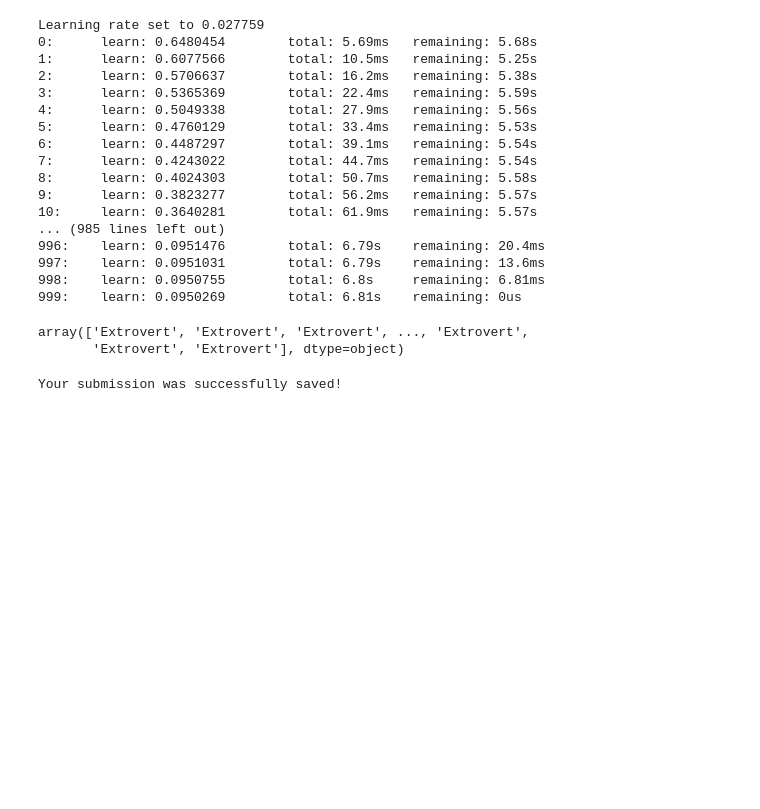
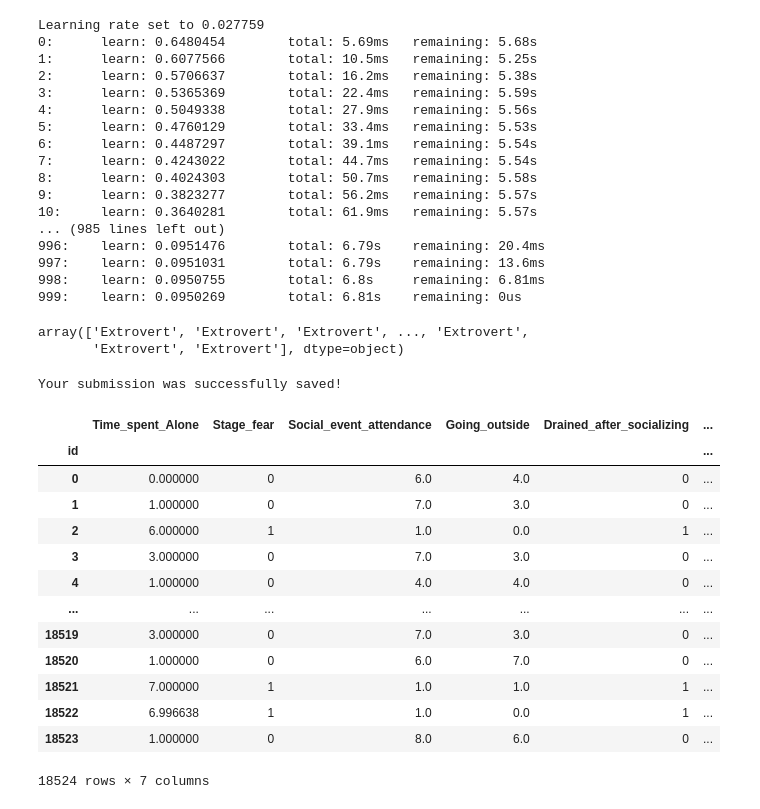
Before and after one commit to Keroshi/Kaggle-Introverts-from-Extroverts-Prediction, a Jupyter notebook: actual_CBC.ipynb, the cells around one changed output. Saved outputs shown, nothing was run; the diff lists cells and outputs as text; code cells hidden in the pictures; blank space fills up the shorter version.

```diff
--- a/actual_CBC.ipynb
+++ b/actual_CBC.ipynb
@@ -103,0 +157,18 @@ Your submission was successfully saved!
+# %%
+train_df = predictive_column_imputer(train_df)
+train_df
+# %% [output]
+|  | Time_spent_Alone | Stage_fear | Social_event_attendance | Going_outside | Drained_after_socializing | ... |
+| id |  |  |  |  |  | ... |
+| 0 | 0.000000 | 0 | 6.0 | 4.0 | 0 | ... |
+| 1 | 1.000000 | 0 | 7.0 | 3.0 | 0 | ... |
+| 2 | 6.000000 | 1 | 1.0 | 0.0 | 1 | ... |
+| 3 | 3.000000 | 0 | 7.0 | 3.0 | 0 | ... |
+| 4 | 1.000000 | 0 | 4.0 | 4.0 | 0 | ... |
+| ... | ... | ... | ... | ... | ... | ... |
+| 18519 | 3.000000 | 0 | 7.0 | 3.0 | 0 | ... |
+| 18520 | 1.000000 | 0 | 6.0 | 7.0 | 0 | ... |
+| 18521 | 7.000000 | 1 | 1.0 | 1.0 | 1 | ... |
+| 18522 | 6.996638 | 1 | 1.0 | 0.0 | 1 | ... |
+| 18523 | 1.000000 | 0 | 8.0 | 6.0 | 0 | ... |
+18524 rows × 7 columns
```
Also changed, not shown: parts of 9 cells of this notebook, 7 other files.
